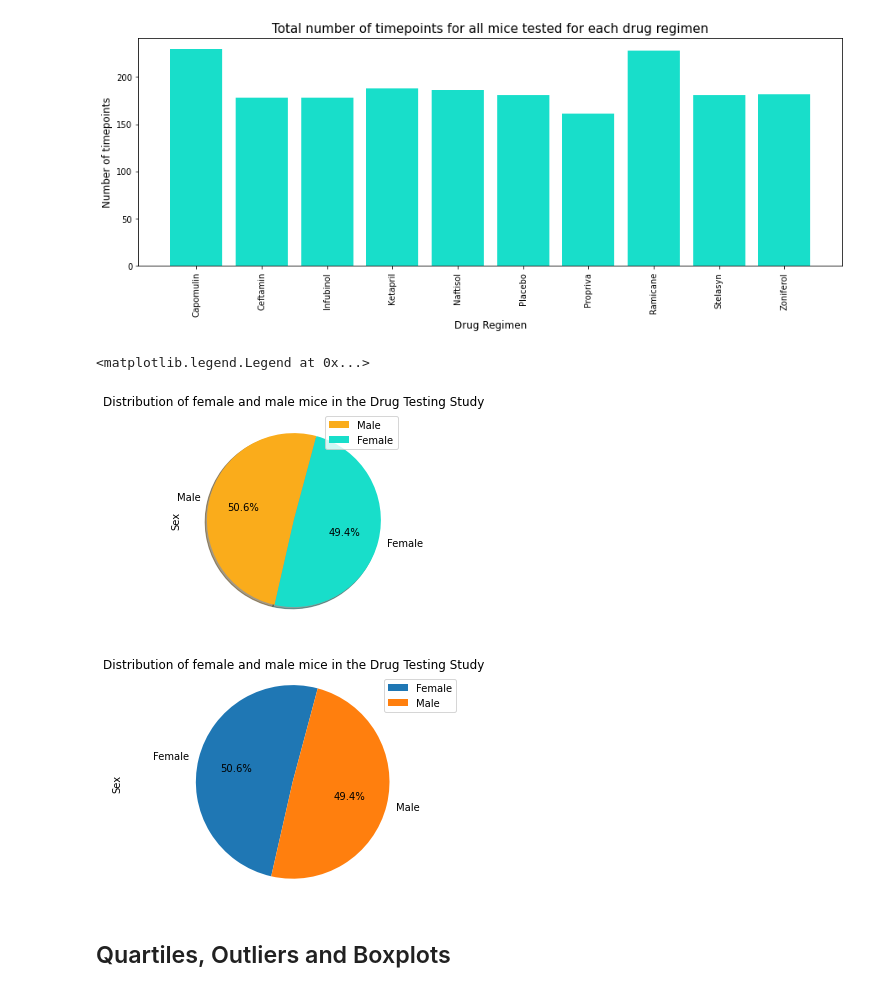
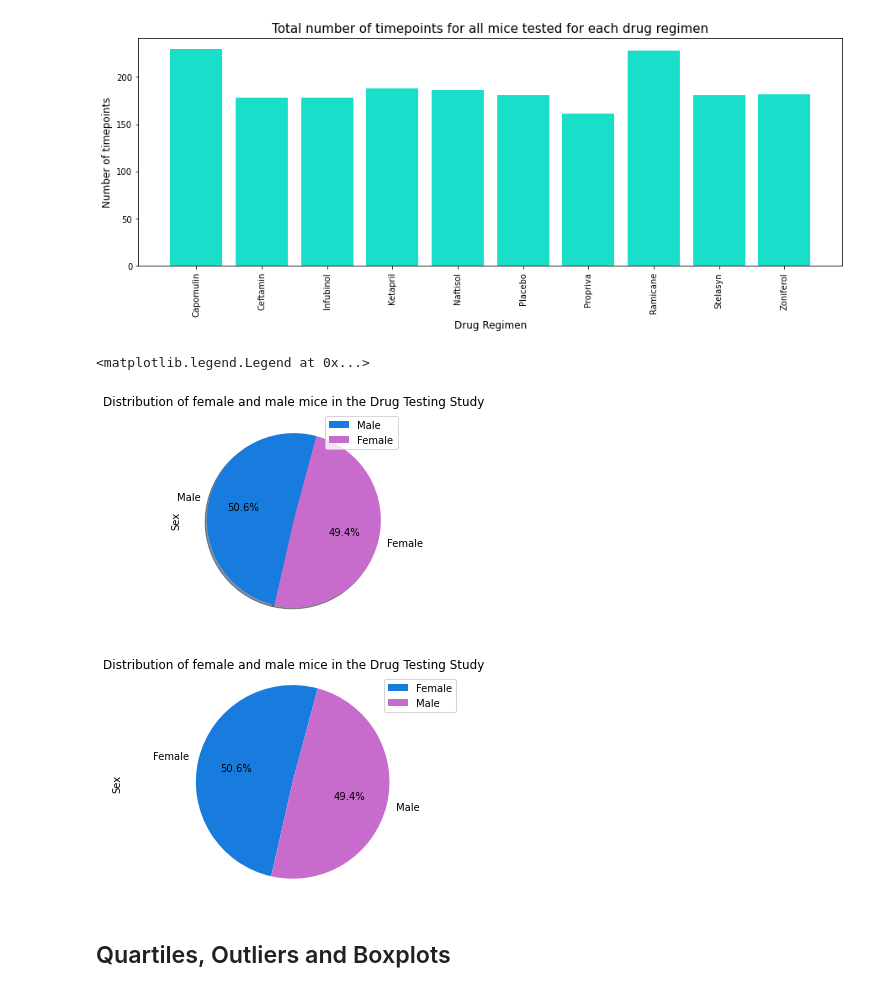
Before and after one commit to rita-s/the-power-of-plots, a Jupyter notebook: pymaceuticals_starter.ipynb, the cells around one changed output. Drawn from its saved outputs; the diff is of its cells as text; code cells hidden in the pictures.

```diff
--- a/pymaceuticals_starter.ipynb
+++ b/pymaceuticals_starter.ipynb
@@ -173,22 +182,22 @@ plt.show()
 mouse_gender = mouse_data_complete_clean_df.groupby(['Mouse ID', 'Sex'])
 female_vs_male = mouse_data_complete_clean_df['Sex'].value_counts()
 pie = female_vs_male.plot\
-    (kind = 'pie', title = 'Distribution of female and male mice in the Drug Testing Study', colors = ['#FAAC1B', '#18DECA'], autopct = '%.1f%%', shadow =True, startangle = 75)
+    (kind = 'pie', title = 'Distribution of female and male mice in the Drug Testing Study', colors = ['#187CDE', '#C76BCC'], autopct = '%.1f%%', shadow =True, startangle = 75)
 pie.legend(loc = 'upper right')
 # %% [output]
 <matplotlib.legend.Legend at 0x...>
-[figure, old version]
+[figure, new version]
 # %%
 # Generate a pie plot showing the distribution of female versus male mice using pyplot
 labels = mouse_data_complete_clean_df['Sex'].unique()
-plt.pie(female_vs_male, labels = labels, autopct = '%1.1f%%', startangle = 75)
+plt.pie(female_vs_male, labels = labels, colors = ['#187CDE', '#C76BCC'], autopct = '%1.1f%%', startangle = 75)
 plt.axis('equal')
 plt.title('Distribution of female and male mice in the Drug Testing Study')
 plt.ylabel('Sex')
 plt.legend(labels, loc = 'upper right')
 plt.show()
 # %% [output]
-[figure, old version]
+[figure, new version]
 # %% [markdown]
 ## Quartiles, Outliers and Boxplots
 # %%
```
Also changed, not shown: parts of 14 cells of this notebook.
